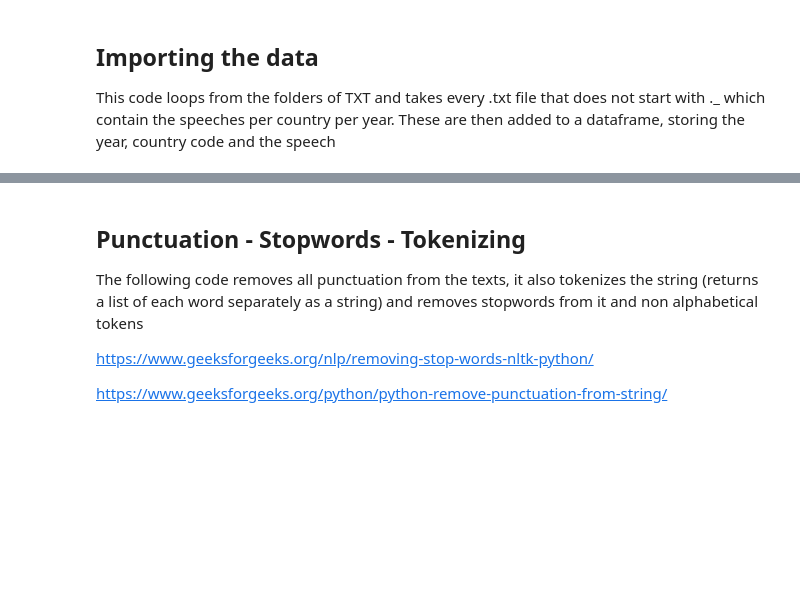
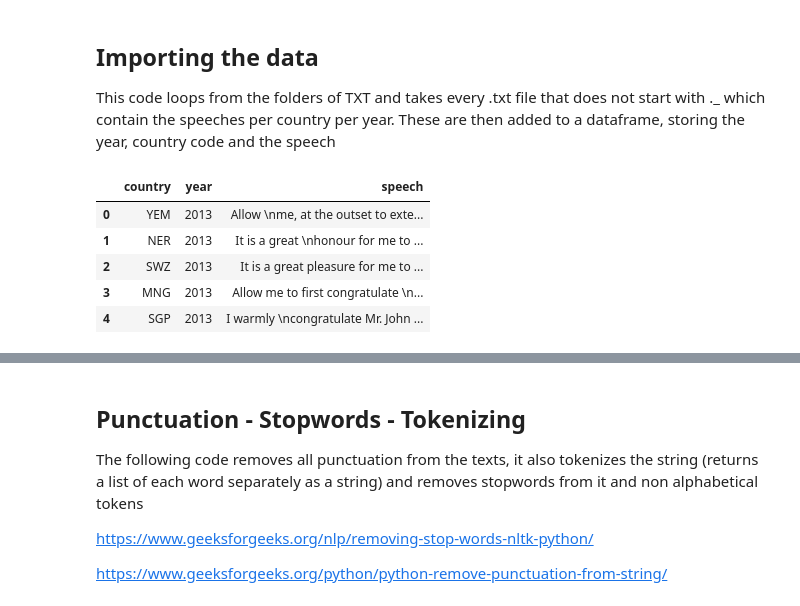
Before and after one commit to ileshyadav2002/FDS_ASSIGNMENT1, a Jupyter notebook: TD_IDF.ipynb, the cells around one changed output, grey strips where cells are left out. Drawn from its saved outputs; the diff is of its cells as text; code cells hidden in the pictures; blank space fills up the shorter version.

```diff
--- a/TD_IDF.ipynb
+++ b/TD_IDF.ipynb
@@ -29,25 +34,32 @@ True
 ## Importing the data
 This code loops from the folders of TXT and takes every .txt file that does not start with ._ which contain the speeches per country per year. These are then added to a dataframe, storing the year, country code and the speech
 # %%
-path = Path("../TXT")
+path = Path("/home/swastik/Downloads/UNGDC_1946-2024(1)/TXT")
 
 name_text = []
 for folder in path.iterdir():
     if folder.is_dir():
         files = [f for f in folder.glob("*.txt") if not f.name.startswith("._")]
 
         for file in files:
             name = file.name
             text = file.read_text(encoding="utf-8")
 
             name_text.append({
                         "country": name[:3],
                         "year": name[-8:-4],
                         "speech": text
                     })
 
 df = pd.DataFrame(name_text)
 
 df.head(5)
+# %% [output]
+|  | country | year | speech |
+| 0 | YEM | 2013 | Allow \nme, at the outset to exte... |
+| 1 | NER | 2013 | It is a great \nhonour for me to ... |
+| 2 | SWZ | 2013 | It is a great pleasure for me to ... |
+| 3 | MNG | 2013 | Allow me to first congratulate \n... |
+| 4 | SGP | 2013 | I warmly \ncongratulate Mr. John ... |
 # %%
 df.tail(5)
```
Also changed, not shown: parts of 12 cells of this notebook.
